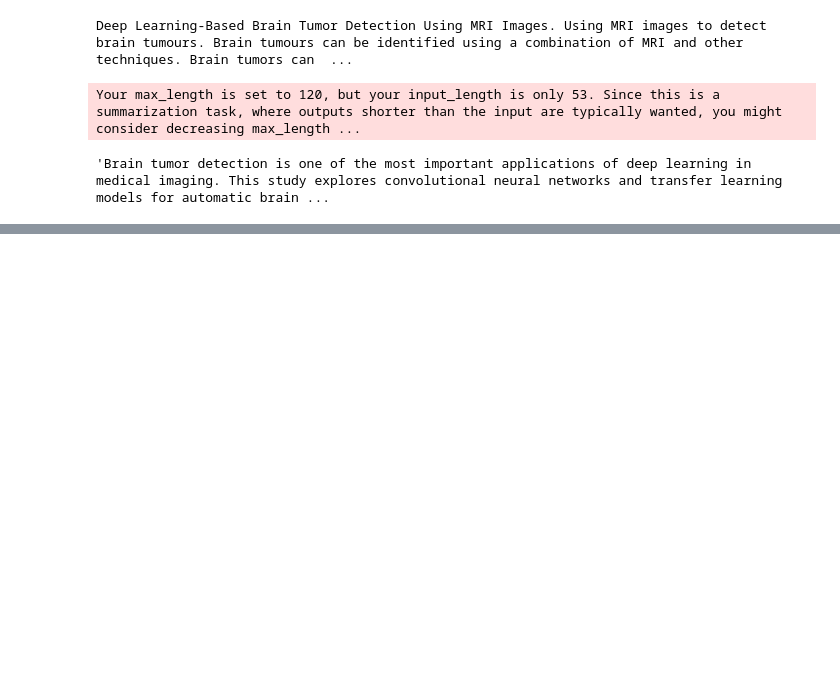
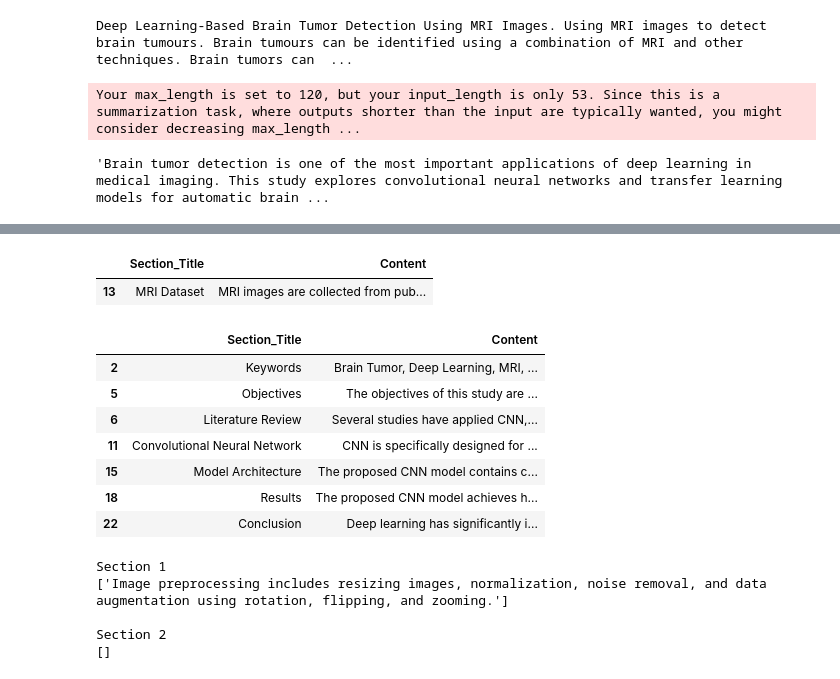
Before and after one commit to gaurnaina123/AI-Research-Paper-Intelligence-System, a Jupyter notebook: research_paper_intelligence_system.ipynb, the cells around one changed output, grey strips where cells are left out. Saved outputs shown, nothing was run; the diff lists cells and outputs as text; code cells hidden in the pictures; blank space fills up the shorter version.

```diff
--- a/research_paper_intelligence_system.ipynb
+++ b/research_paper_intelligence_system.ipynb
@@ -953,0 +1039,2 @@ Your max_length is set to 120, but your input_length is only 53. Since this is a
+# %%
+df = pd.read_csv("processed_research_paper.csv")
@@ -953,0 +1352,40 @@ Your max_length is set to 120, but your input_length is only 53. Since this is a
+# %%
+result = df[df["Section_Title"].str.contains(section, case=False)]
+
+result[["Section_Title", "Content"]]
+# %% [output]
+|  | Section_Title | Content |
+| 13 | MRI Dataset | MRI images are collected from pub... |
+# %%
+keyword = "CNN"
+
+result = df[df["Content"].str.contains(keyword, case=False)]
+
+result[["Section_Title", "Content"]]
+# %% [output]
+|  | Section_Title | Content |
+| 2 | Keywords | Brain Tumor, Deep Learning, MRI, ... |
+| 5 | Objectives | The objectives of this study are ... |
+| 6 | Literature Review | Several studies have applied CNN,... |
+| 11 | Convolutional Neural Network | CNN is specifically designed for ... |
+| 15 | Model Architecture | The proposed CNN model contains c... |
+| 18 | Results | The proposed CNN model achieves h... |
+| 22 | Conclusion | Deep learning has significantly i... |
+# %%
+section1 = "Data Preprocessing"
+section2 = "CNN Architecture"
+
+text1 = df[df["Section_Title"] == section1]["Content"].values
+text2 = df[df["Section_Title"] == section2]["Content"].values
+
+print("Section 1")
+print(text1)
+
+print("\nSection 2")
+print(text2)
+# %% [output]
+Section 1
+['Image preprocessing includes resizing images, normalization, noise removal, and data augmentation using rotation, flipping, and zooming.']
+
+Section 2
+[]
```
Also changed, not shown: parts of 103 cells of this notebook.
